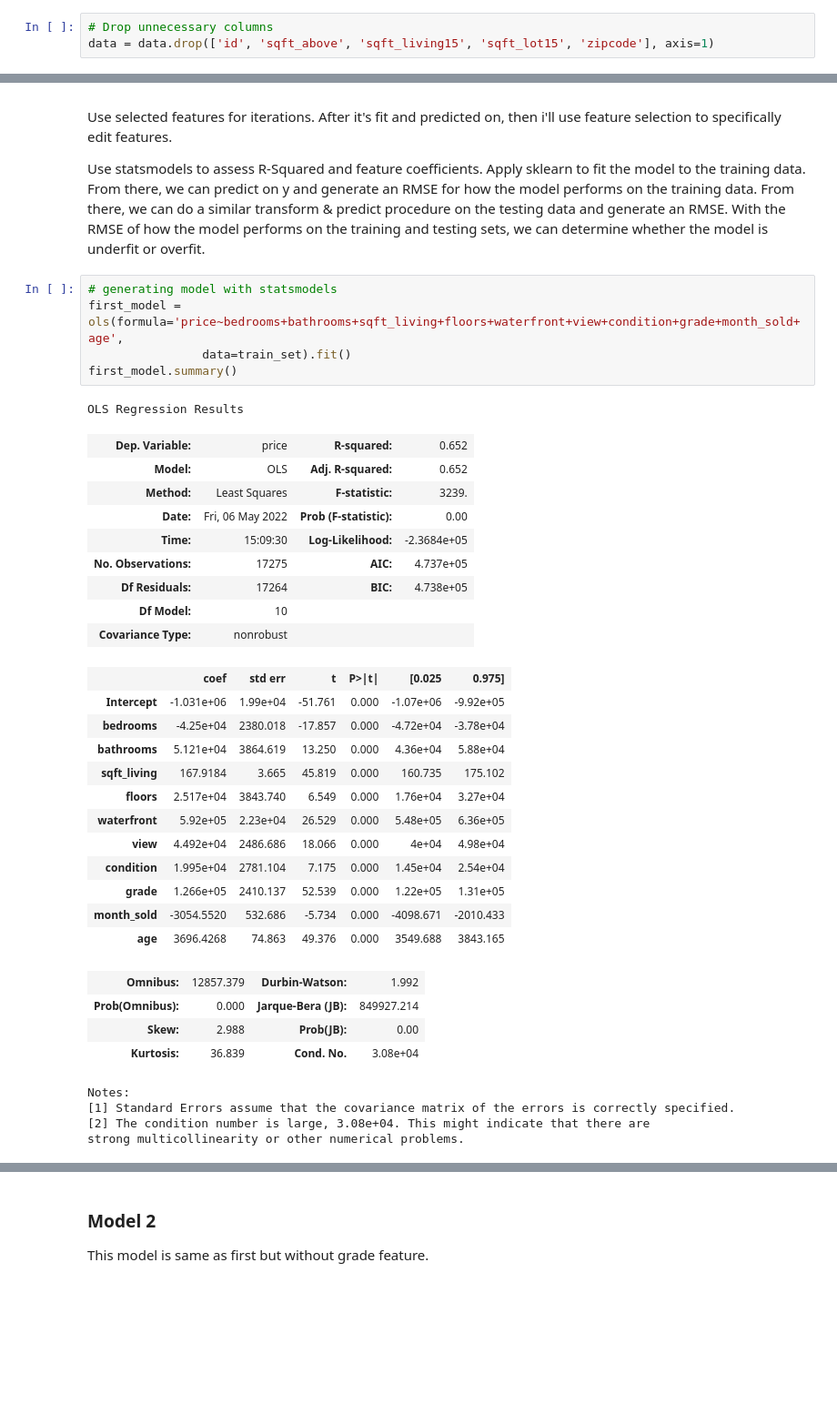
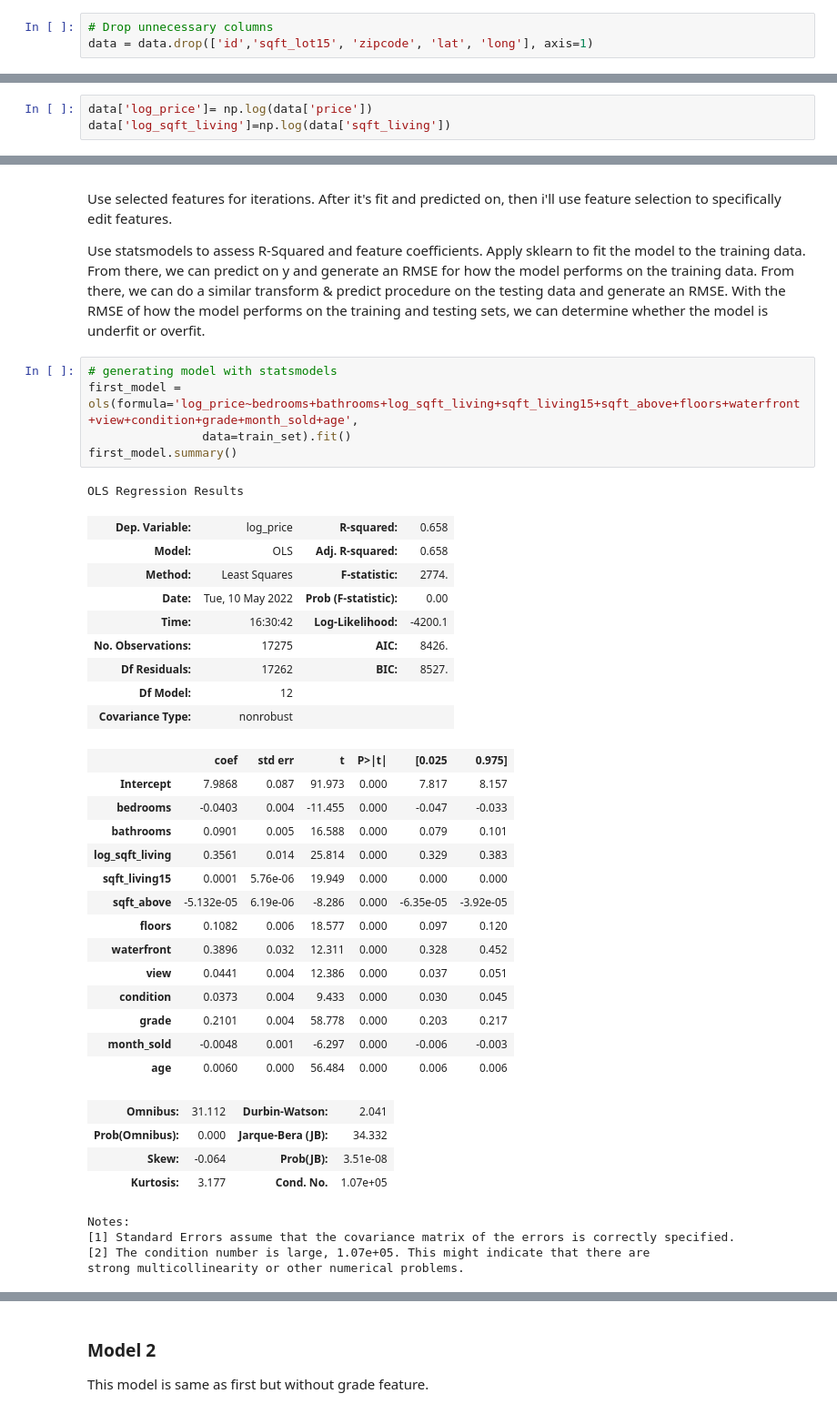
Before and after one commit to annieliug/King-County-House-Sales, a Jupyter notebook: King-County-House-Sales.ipynb, the cells around one changed output, grey strips where cells are left out. Shown: that part at 91% size. Cells and saved outputs as stored; diff of their text form; blank space fills up the shorter version.

```diff
--- a/King-County-House-Sales.ipynb
+++ b/King-County-House-Sales.ipynb
@@ -259,6 +309,6 @@ data
 # %%
 # Drop unnecessary columns
-data = data.drop(['id', 'sqft_above', 'sqft_living15', 'sqft_lot15', 'zipcode'], axis=1)
+data = data.drop(['id','sqft_lot15', 'zipcode', 'lat', 'long'], axis=1)
 # %%
 plt.figure(figsize= (7,5))
 sns.distplot(data['price'])
@@ -271,0 +322,3 @@ Most properties sub $1mil
+# %%
+data['log_price']= np.log(data['price'])
+data['log_sqft_living']=np.log(data['sqft_living'])
@@ -668,37 +769,39 @@ From there, we can do a similar transform & predict procedure on the testing dat
 With the RMSE of how the model performs on the training and testing sets, we can determine whether the model is underfit or overfit.
 # %%
 # generating model with statsmodels
-first_model = ols(formula='price~bedrooms+bathrooms+sqft_living+floors+waterfront+view+condition+grade+month_sold+age',
+first_model = ols(formula='log_price~bedrooms+bathrooms+log_sqft_living+sqft_living15+sqft_above+floors+waterfront+view+condition+grade+month_sold+age',
                 data=train_set).fit()
 first_model.summary()
 # %% [output]
 OLS Regression Results
-| Dep. Variable: | price | R-squared: | 0.652 |
-| Model: | OLS | Adj. R-squared: | 0.652 |
-| Method: | Least Squares | F-statistic: | 3239. |
-| Date: | Fri, 06 May 2022 | Prob (F-statistic): | 0.00 |
-| Time: | 15:09:30 | Log-Likelihood: | -2.3684e+05 |
-| No. Observations: | 17275 | AIC: | 4.737e+05 |
-| Df Residuals: | 17264 | BIC: | 4.738e+05 |
-| Df Model: | 10 |  |  |
+| Dep. Variable: | log_price | R-squared: | 0.658 |
+| Model: | OLS | Adj. R-squared: | 0.658 |
+| Method: | Least Squares | F-statistic: | 2774. |
+| Date: | Tue, 10 May 2022 | Prob (F-statistic): | 0.00 |
+| Time: | 16:30:42 | Log-Likelihood: | -4200.1 |
+| No. Observations: | 17275 | AIC: | 8426. |
+| Df Residuals: | 17262 | BIC: | 8527. |
+| Df Model: | 12 |  |  |
 | Covariance Type: | nonrobust |  |  |
 |  | coef | std err | t | P>|t| | [0.025 | 0.975] |
-| Intercept | -1.031e+06 | 1.99e+04 | -51.761 | 0.000 | -1.07e+06 | -9.92e+05 |
-| bedrooms | -4.25e+04 | 2380.018 | -17.857 | 0.000 | -4.72e+04 | -3.78e+04 |
-| bathrooms | 5.121e+04 | 3864.619 | 13.250 | 0.000 | 4.36e+04 | 5.88e+04 |
-| sqft_living | 167.9184 | 3.665 | 45.819 | 0.000 | 160.735 | 175.102 |
-| floors | 2.517e+04 | 3843.740 | 6.549 | 0.000 | 1.76e+04 | 3.27e+04 |
-| waterfront | 5.92e+05 | 2.23e+04 | 26.529 | 0.000 | 5.48e+05 | 6.36e+05 |
-| view | 4.492e+04 | 2486.686 | 18.066 | 0.000 | 4e+04 | 4.98e+04 |
-| condition | 1.995e+04 | 2781.104 | 7.175 | 0.000 | 1.45e+04 | 2.54e+04 |
-| grade | 1.266e+05 | 2410.137 | 52.539 | 0.000 | 1.22e+05 | 1.31e+05 |
-| month_sold | -3054.5520 | 532.686 | -5.734 | 0.000 | -4098.671 | -2010.433 |
-| age | 3696.4268 | 74.863 | 49.376 | 0.000 | 3549.688 | 3843.165 |
+| Intercept | 7.9868 | 0.087 | 91.973 | 0.000 | 7.817 | 8.157 |
+| bedrooms | -0.0403 | 0.004 | -11.455 | 0.000 | -0.047 | -0.033 |
+| bathrooms | 0.0901 | 0.005 | 16.588 | 0.000 | 0.079 | 0.101 |
+| log_sqft_living | 0.3561 | 0.014 | 25.814 | 0.000 | 0.329 | 0.383 |
+| sqft_living15 | 0.0001 | 5.76e-06 | 19.949 | 0.000 | 0.000 | 0.000 |
+| sqft_above | -5.132e-05 | 6.19e-06 | -8.286 | 0.000 | -6.35e-05 | -3.92e-05 |
+| floors | 0.1082 | 0.006 | 18.577 | 0.000 | 0.097 | 0.120 |
+| waterfront | 0.3896 | 0.032 | 12.311 | 0.000 | 0.328 | 0.452 |
+| view | 0.0441 | 0.004 | 12.386 | 0.000 | 0.037 | 0.051 |
+| condition | 0.0373 | 0.004 | 9.433 | 0.000 | 0.030 | 0.045 |
+| grade | 0.2101 | 0.004 | 58.778 | 0.000 | 0.203 | 0.217 |
+| month_sold | -0.0048 | 0.001 | -6.297 | 0.000 | -0.006 | -0.003 |
+| age | 0.0060 | 0.000 | 56.484 | 0.000 | 0.006 | 0.006 |
-| Omnibus: | 12857.379 | Durbin-Watson: | 1.992 |
-| Prob(Omnibus): | 0.000 | Jarque-Bera (JB): | 849927.214 |
-| Skew: | 2.988 | Prob(JB): | 0.00 |
-| Kurtosis: | 36.839 | Cond. No. | 3.08e+04 |
+| Omnibus: | 31.112 | Durbin-Watson: | 2.041 |
+| Prob(Omnibus): | 0.000 | Jarque-Bera (JB): | 34.332 |
+| Skew: | -0.064 | Prob(JB): | 3.51e-08 |
+| Kurtosis: | 3.177 | Cond. No. | 1.07e+05 |
 Notes:
 [1] Standard Errors assume that the covariance matrix of the errors is correctly specified.
-[2] The condition number is large, 3.08e+04. This might indicate that there are
+[2] The condition number is large, 1.07e+05. This might indicate that there are
 strong multicollinearity or other numerical problems.
```
Also changed, not shown: parts of 67 cells of this notebook, 7 other files.
